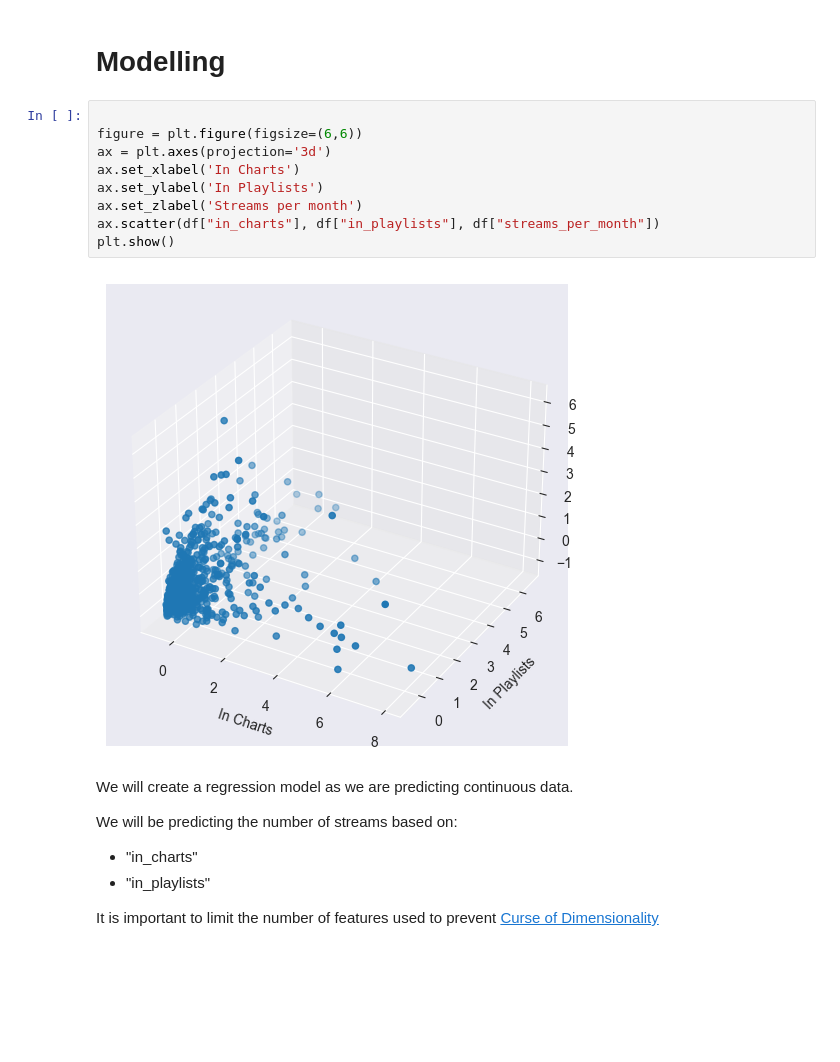
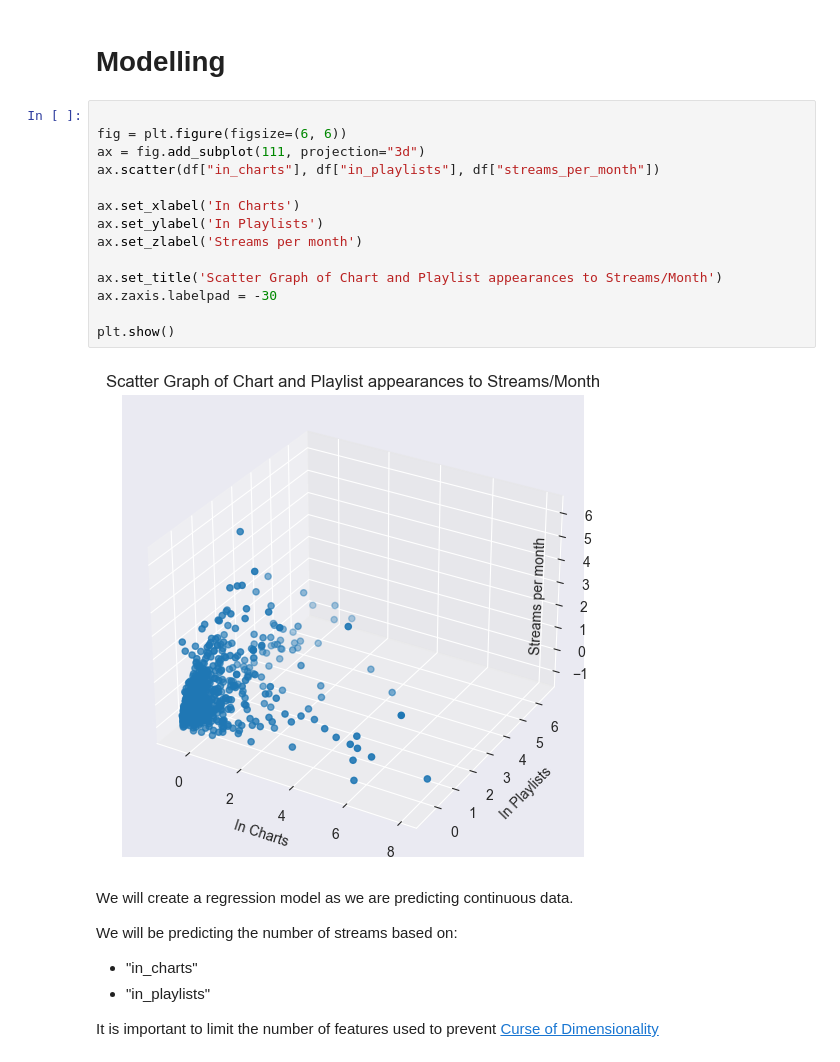
Before and after one commit to certificateofparticipation/VJCxTP-Hackathon-24, a Jupyter notebook: main.ipynb, the cells around one changed output. Saved outputs shown, nothing was run; the diff lists cells and outputs as text; blank space fills up the shorter version.

```diff
--- a/main.ipynb
+++ b/main.ipynb
@@ -397,15 +447,20 @@ plt.show()
 # Modelling
 # %%
 
-figure = plt.figure(figsize=(6,6))
-ax = plt.axes(projection='3d')
+fig = plt.figure(figsize=(6, 6))
+ax = fig.add_subplot(111, projection="3d")
+ax.scatter(df["in_charts"], df["in_playlists"], df["streams_per_month"])
+
 ax.set_xlabel('In Charts')
 ax.set_ylabel('In Playlists')
 ax.set_zlabel('Streams per month')
-ax.scatter(df["in_charts"], df["in_playlists"], df["streams_per_month"])
+
+ax.set_title('Scatter Graph of Chart and Playlist appearances to Streams/Month')
+ax.zaxis.labelpad = -30
+
 plt.show()
 # %% [output]
-[figure, old version]
+[figure, new version]
 # %% [markdown]
 
 We will create a regression model as we are predicting continuous data.
```
Also changed, not shown: parts of 11 cells of this notebook.
